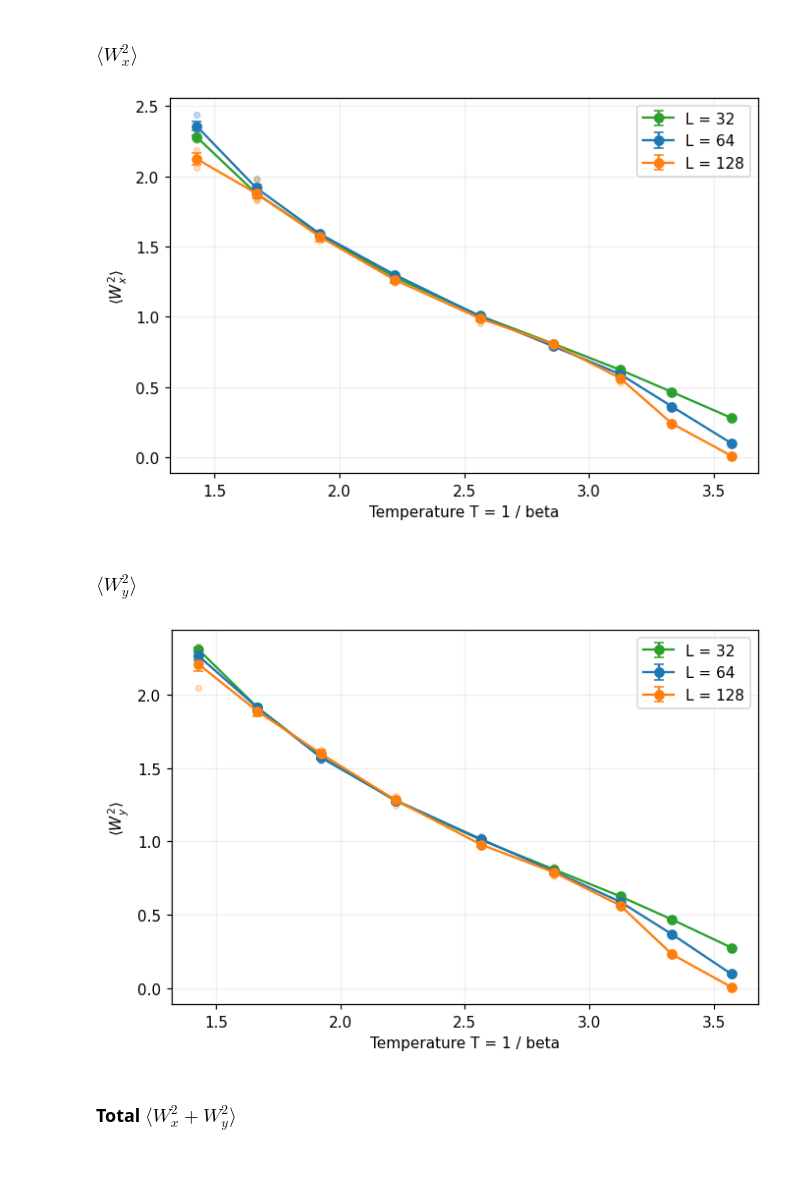
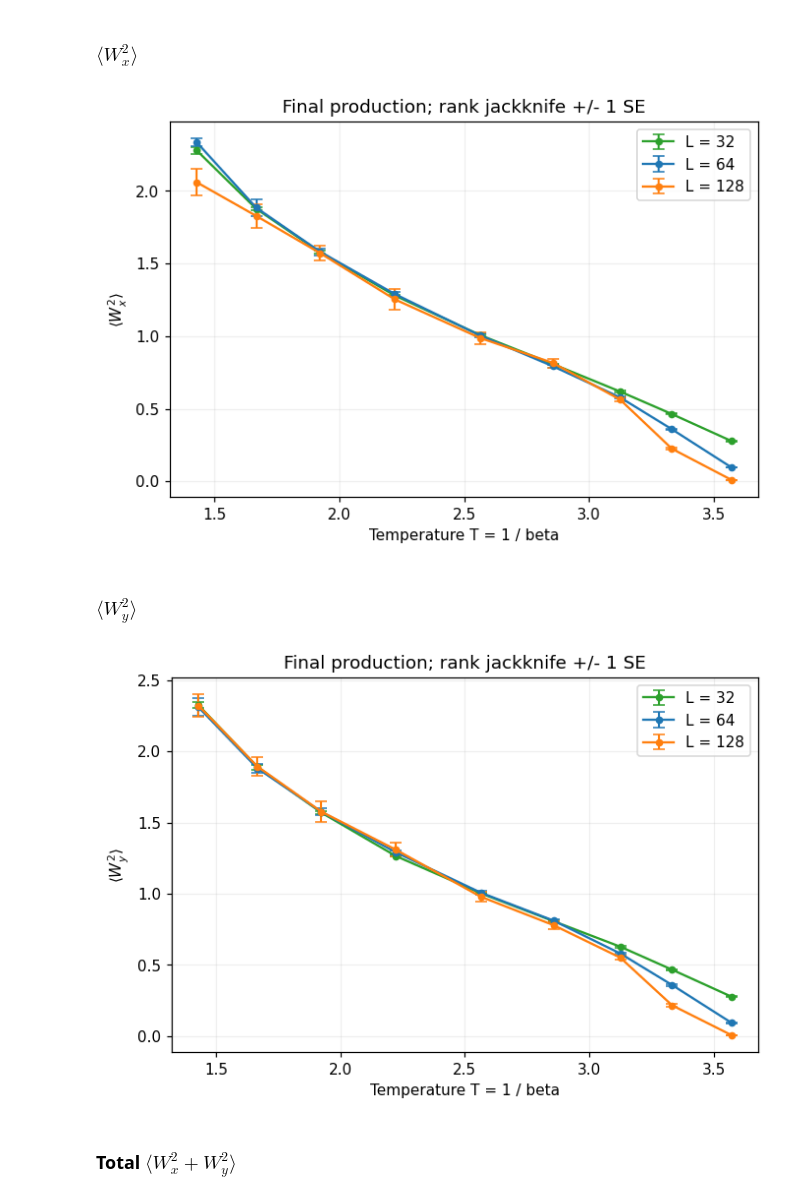
Before and after one commit to yck23/worm, a Jupyter notebook: results/cleanRbRDM/density_matrix_comparison.ipynb, the cells around one changed output. Saved outputs shown, nothing was run; the diff lists cells and outputs as text; code cells hidden in the pictures; blank space fills up the shorter version.

Commit message:
Preserve clean-system analysis and relocated checkout paths

```diff
--- a/results/cleanRbRDM/density_matrix_comparison.ipynb
+++ b/results/cleanRbRDM/density_matrix_comparison.ipynb
@@ -467,36 +520,34 @@ Plot $\langle W_x^2\rangle$, $\langle W_y^2\rangle$ and their sum separately for
 ### $\langle W_x^2\rangle$
 # %%
 plt.figure()
-for L, colour in zip(sizes, colours):
-    mean = np.array([W[L, beta][0] for beta in betas])
-    error = np.array([W_error[L, beta][0] for beta in betas])
-    productions = np.array([winding_runs[L, beta][:, 0] for beta in betas])
-    plt.scatter(np.repeat(T, 3), productions.ravel(), color=colour, alpha=.25, s=15)
-    plt.errorbar(T, mean, yerr=error, fmt='o-', color=colour, capsize=3, label=f'L = {L}')
+for i, (L, colour) in enumerate(zip(sizes, colours)):
+    plt.errorbar(T, winding_final[i, :, 0], yerr=winding_final_se[i, :, 0],
+                 fmt='o-', ms=4, color=colour, capsize=4, elinewidth=1.4, label=f'L = {L}')
 plt.xlabel('Temperature T = 1 / beta')
 plt.ylabel(r'$\langle W_x^2\rangle$')
+plt.title('Final production; rank jackknife +/- 1 SE')
 plt.legend()
 plt.grid(alpha=.2)
+plt.savefig(results / 'cleanRbRDM/analysis/winding_x_squared_vs_temperature.png', dpi=180)
 plt.show()
 # %% [output]
-[figure, old version]
+[figure, new version]
 # %% [markdown]
 ### $\langle W_y^2\rangle$
 # %%
 plt.figure()
-for L, colour in zip(sizes, colours):
-    mean = np.array([W[L, beta][1] for beta in betas])
-    error = np.array([W_error[L, beta][1] for beta in betas])
-    productions = np.array([winding_runs[L, beta][:, 1] for beta in betas])
-    plt.scatter(np.repeat(T, 3), productions.ravel(), color=colour, alpha=.25, s=15)
-    plt.errorbar(T, mean, yerr=error, fmt='o-', color=colour, capsize=3, label=f'L = {L}')
+for i, (L, colour) in enumerate(zip(sizes, colours)):
+    plt.errorbar(T, winding_final[i, :, 1], yerr=winding_final_se[i, :, 1],
+                 fmt='o-', ms=4, color=colour, capsize=4, elinewidth=1.4, label=f'L = {L}')
 plt.xlabel('Temperature T = 1 / beta')
 plt.ylabel(r'$\langle W_y^2\rangle$')
+plt.title('Final production; rank jackknife +/- 1 SE')
 plt.legend()
 plt.grid(alpha=.2)
+plt.savefig(results / 'cleanRbRDM/analysis/winding_y_squared_vs_temperature.png', dpi=180)
 plt.show()
 # %% [output]
-[figure, old version]
+[figure, new version]
 # %% [markdown]
 ### Total $\langle W_x^2+W_y^2\rangle$
 # %%
```
Also changed, not shown: parts of 7 cells of this notebook, 8 other files.
